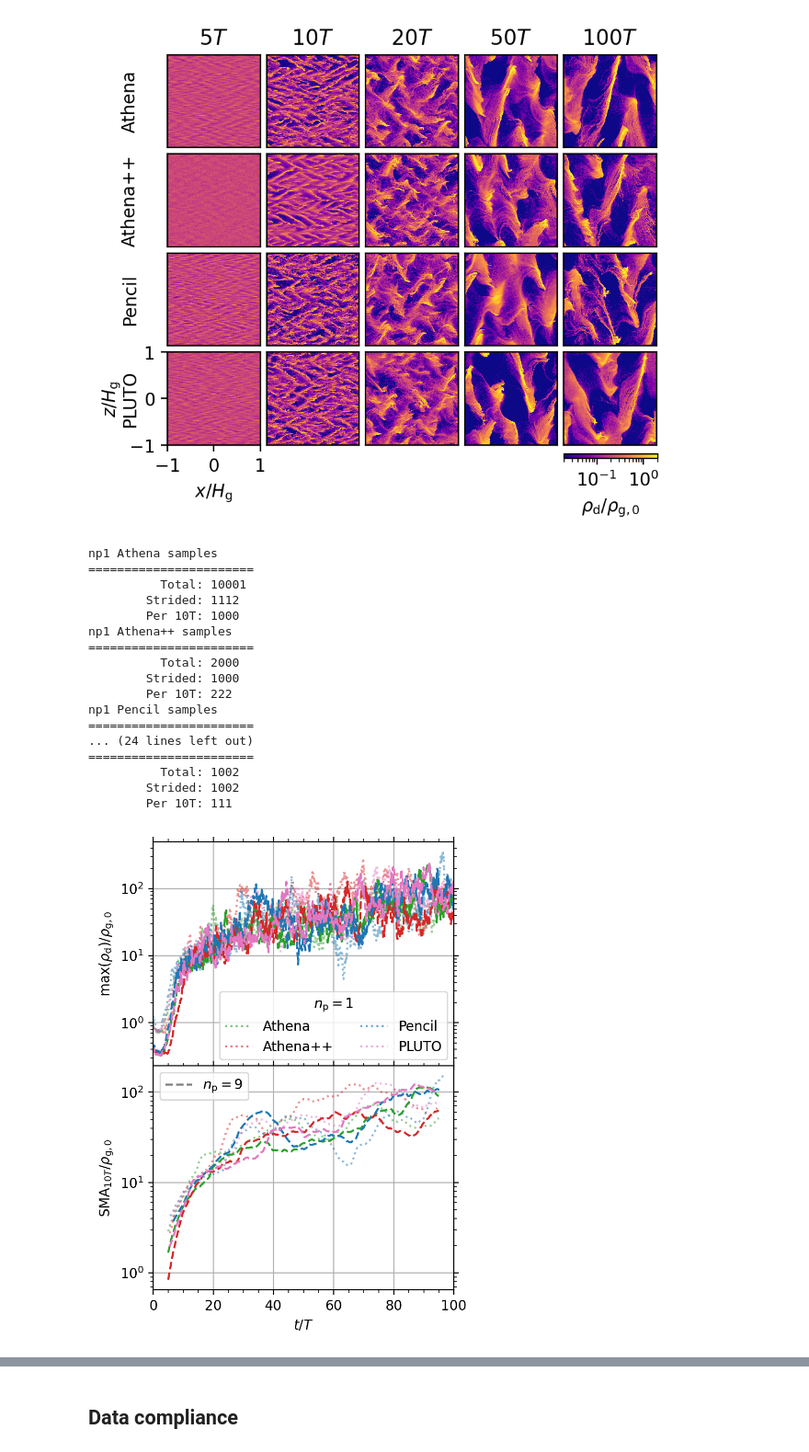
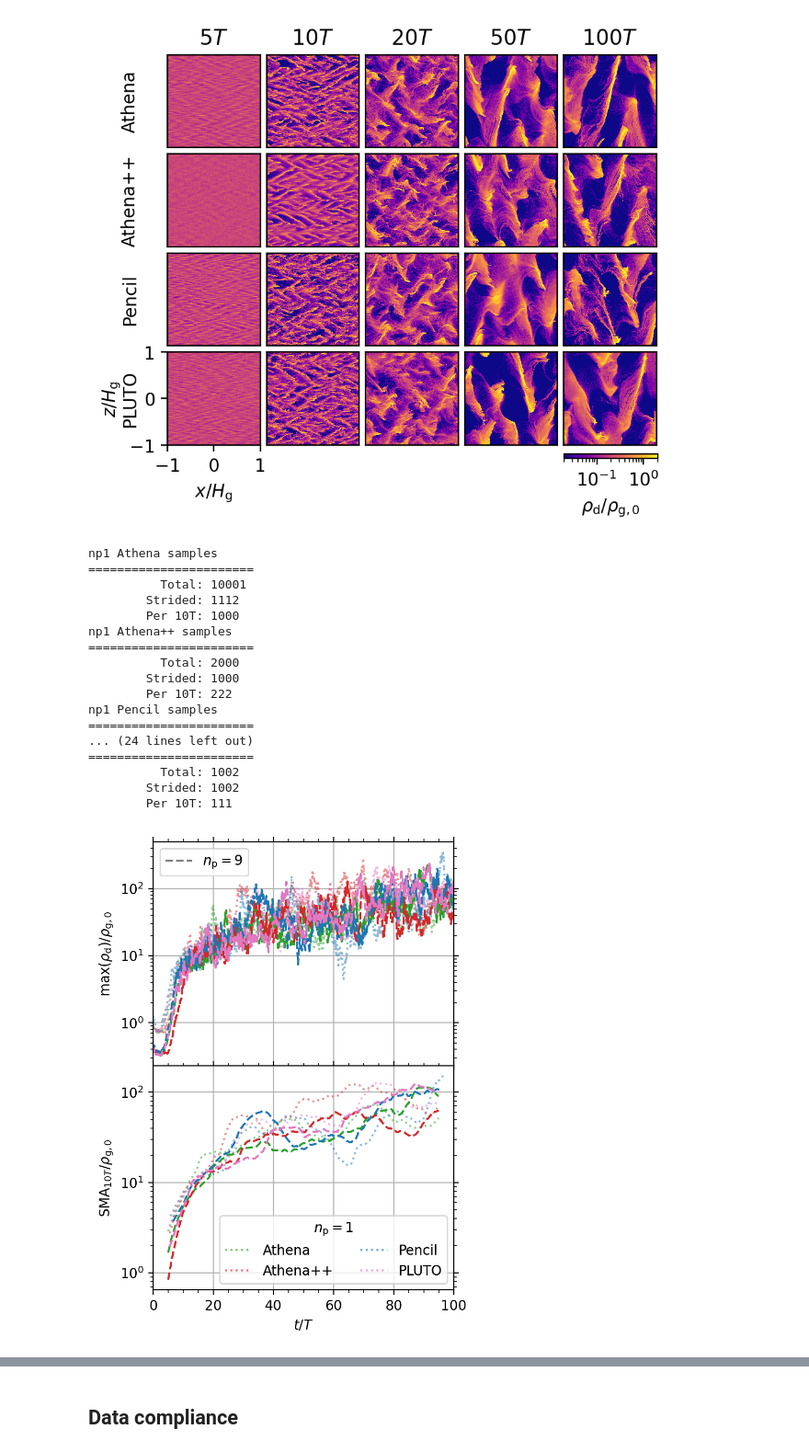
Before and after one commit to pfitsplus/sicc, a Jupyter notebook: unstratified/BA/512/BA-512-np9.ipynb, the cells around one changed output, grey strips where cells are left out. Shown at 92% size. Saved outputs shown, nothing was run; the diff lists cells and outputs as text; code cells hidden in the pictures.

```diff
--- a/unstratified/BA/512/BA-512-np9.ipynb
+++ b/unstratified/BA/512/BA-512-np9.ipynb
@@ -126,12 +126,12 @@ for n_p in n_ps:
             axs[1].plot(df['sma'], alpha=alpha, c=color, ls=ls)
 
 # Custom legends
-axs[0].add_artist(axs[0].legend(framealpha=0.56, handles=c_handles,
+axs[1].add_artist(axs[1].legend(framealpha=0.56, handles=c_handles,
                                 loc='lower right', ncol=2,
                                 title=r'$n_\mathrm{p} = 1$'))
-ls_handles.append(axs[1].plot([], [], c='tab:gray', ls='dashed',
+ls_handles.append(axs[0].plot([], [], c='tab:gray', ls='dashed',
                   label=r'$n_\mathrm{p} = 9$')[0])
-axs[1].add_artist(axs[1].legend(framealpha=0.56, handles=ls_handles,
+axs[0].add_artist(axs[0].legend(framealpha=0.56, handles=ls_handles,
                                 loc='upper left'))
 
 # Format plots
@@ -139,34 +139,34 @@ for ax in axs:
     ax.grid()
     ax.minorticks_on()
     ax.set(yscale='log')
     ax.tick_params(axis='both', which='both', top=True, right=True)
 axs[0].set(ylabel=rf'$\max(\rho_\mathrm{{d}})/\rho_\mathrm{{g,0}}$')
 axs[1].set(xlabel=r'$t/T$', xlim=(0, 100), #ylim=(3e-2, 3e2),
            ylabel=rf'$\mathrm{{SMA}}_{{{dt}T}}/\rho_\mathrm{{g,0}}$')
 fig.subplots_adjust(hspace=0)
 plt.savefig(f'figs/{problem}-{res}-{n_p}_time_series.pdf', bbox_inches='tight',
             pad_inches=0.01)
 plt.savefig(f'figs/{problem}-{res}-{n_p}_time_series.png', dpi=600, bbox_inches='tight',
             pad_inches=0.01)
 # %% [output]
 np1 Athena samples
 =======================
           Total: 10001
         Strided: 1112
         Per 10T: 1000
 np1 Athena++ samples
 =======================
           Total: 2000
         Strided: 1000
         Per 10T: 222
 np1 Pencil samples
 =======================
 ... (24 lines left out)
 =======================
           Total: 1002
         Strided: 1002
         Per 10T: 111
-[figure, old version]
+[figure, new version]
 # %%
 #===============================================================================
 times = [20, 50, 100]  # [T]
```
Also changed, not shown: parts of 1 cell of this notebook, 2 other files.
